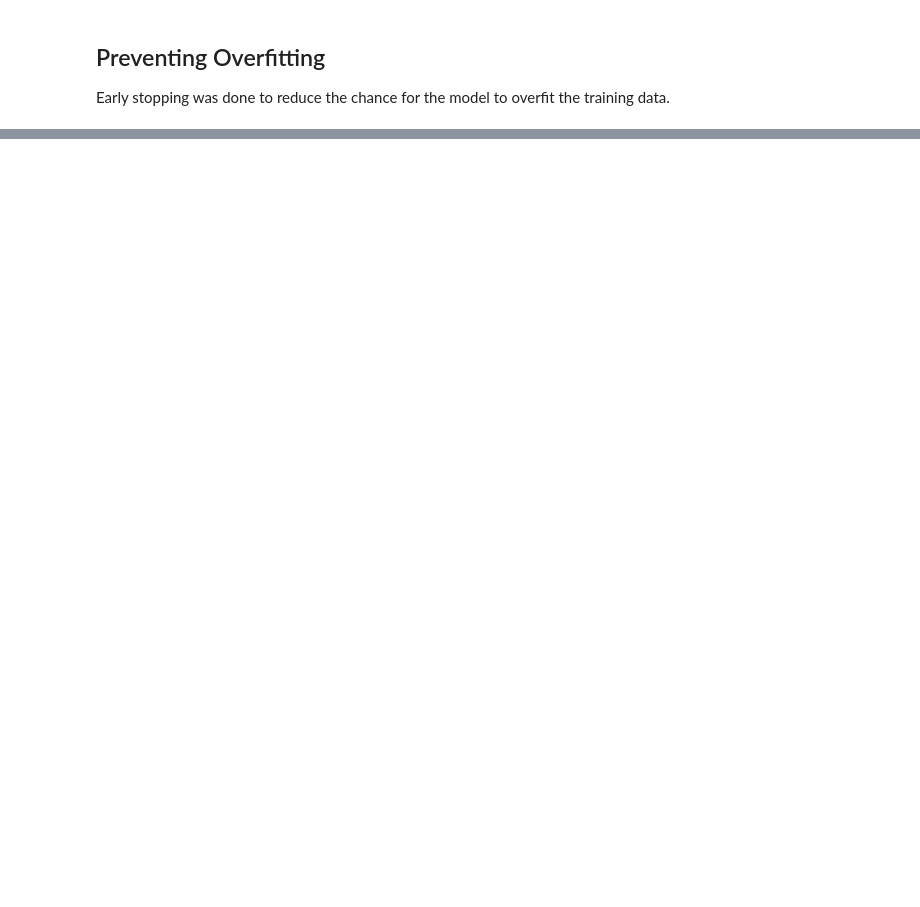
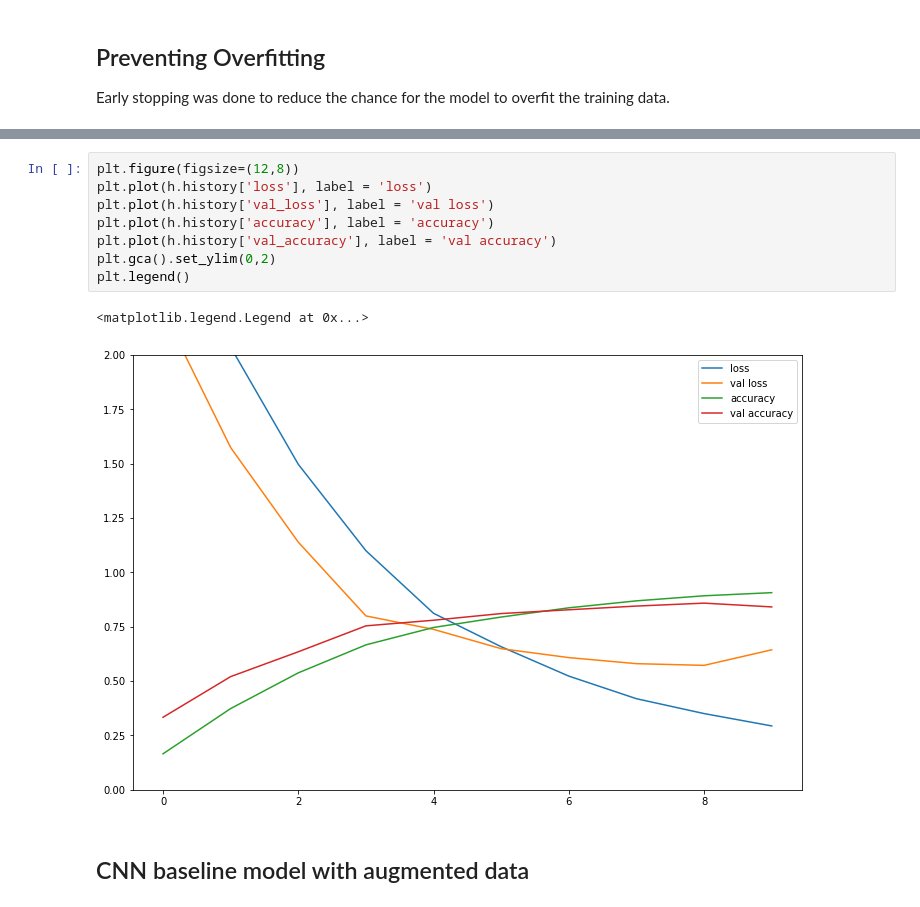
Before and after one commit to Antonio417/Computer_Vision_and_Machine_Learning_Portfolio, a Jupyter notebook: Machine Learning/Detecting_Character/detecting_character.ipynb, the cells around one changed output, grey strips where cells are left out. Drawn from its saved outputs; the diff is of its cells as text; blank space fills up the shorter version.

```diff
--- a/Machine Learning/Detecting_Character/detecting_character.ipynb
+++ b/Machine Learning/Detecting_Character/detecting_character.ipynb
@@ -288,0 +306,13 @@ Epoch 10/10
+# %%
+plt.figure(figsize=(12,8))
+plt.plot(h.history['loss'], label = 'loss')
+plt.plot(h.history['val_loss'], label = 'val loss')
+plt.plot(h.history['accuracy'], label = 'accuracy')
+plt.plot(h.history['val_accuracy'], label = 'val accuracy')
+plt.gca().set_ylim(0,2)
+plt.legend()
+# %% [output]
+<matplotlib.legend.Legend at 0x...>
+[figure, added]
+# %% [markdown]
+## CNN baseline model with augmented data
```
Also changed, not shown: parts of 13 cells of this notebook, 2 other files.
